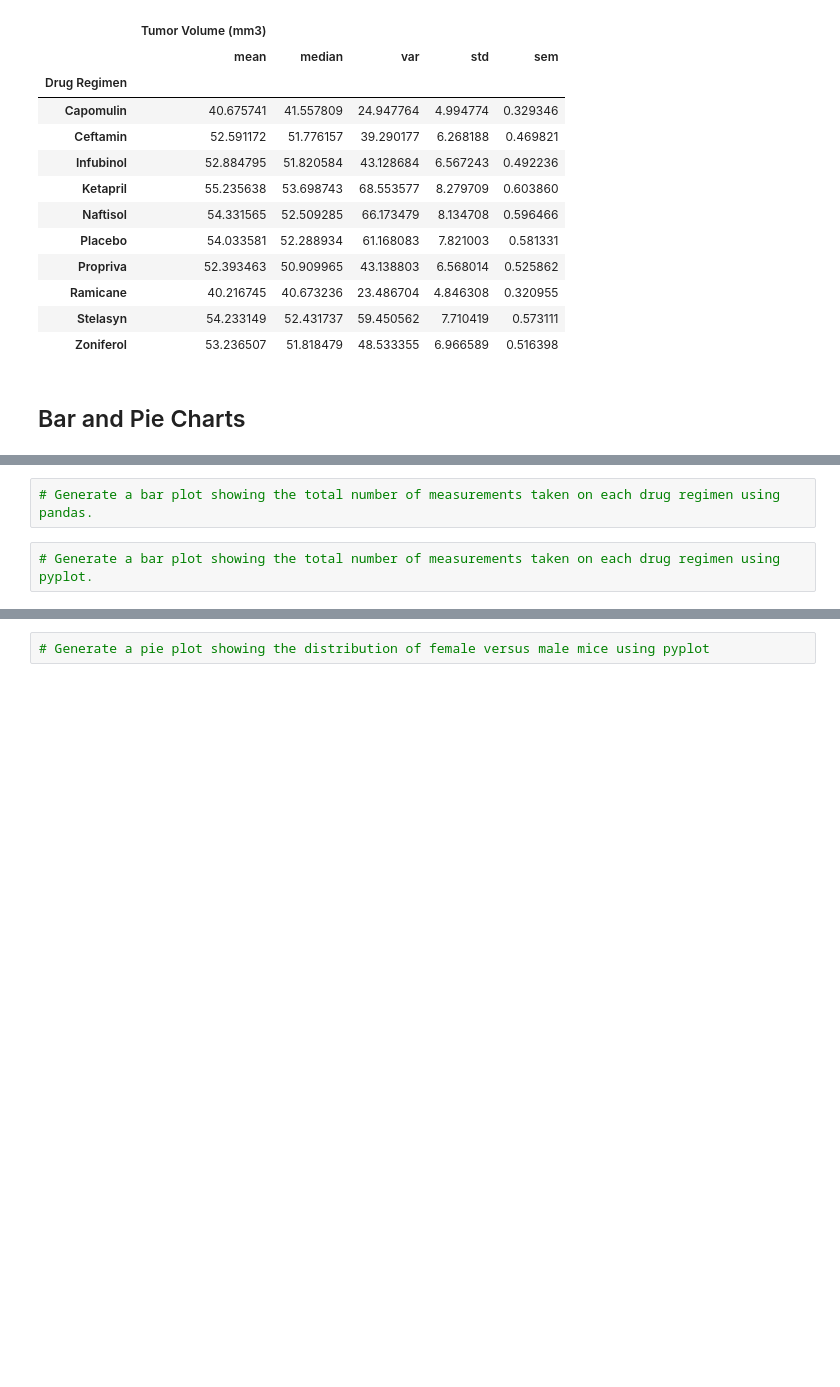
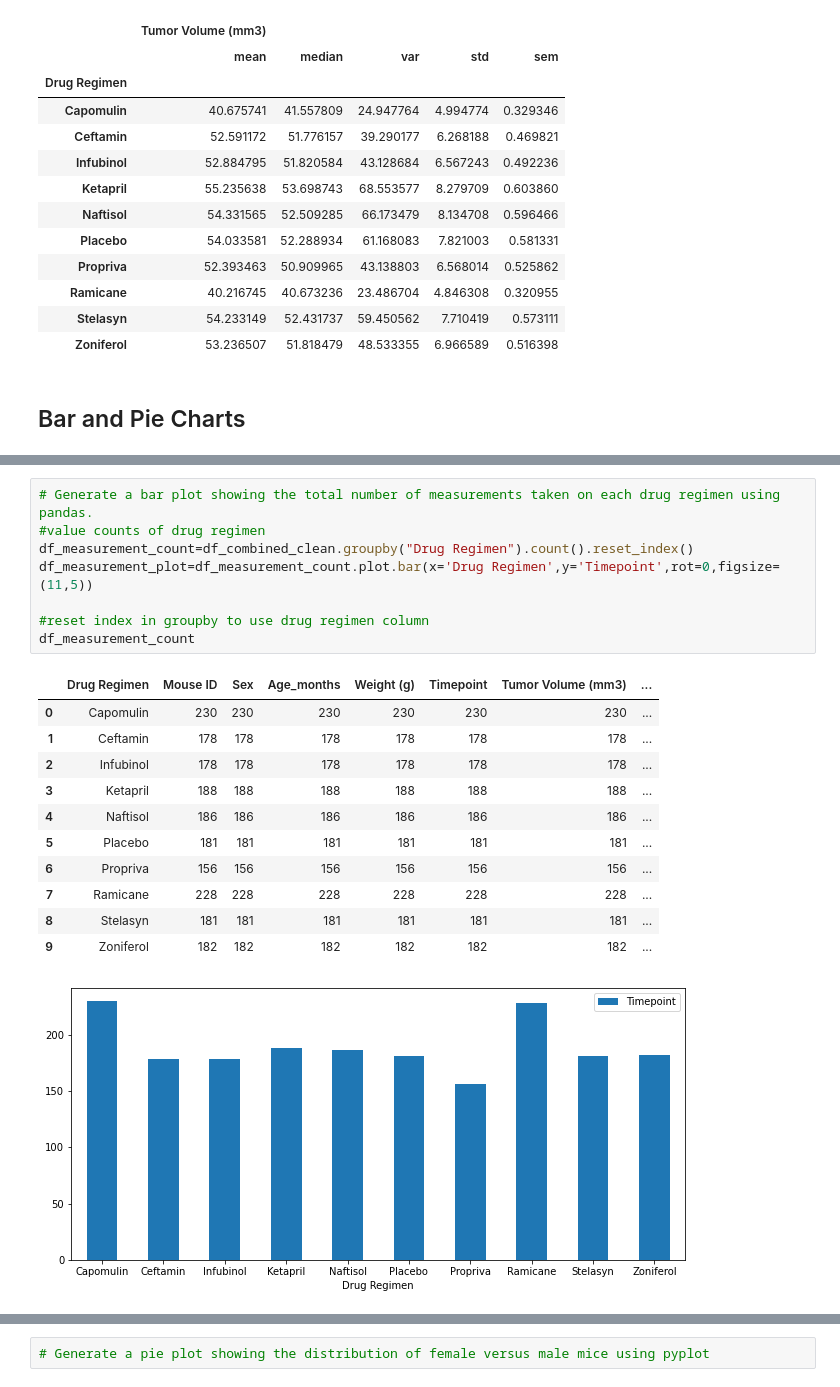
Before and after one commit to AnneNiemiec/Matplotlib, a Jupyter notebook: pymaceuticals.ipynb, the cells around one changed output, grey strips where cells are left out. Cells and saved outputs as stored; diff of their text form; blank space fills up the shorter version.

Commit message:
Bar Charts for HW

```diff
--- a/pymaceuticals.ipynb
+++ b/pymaceuticals.ipynb
@@ -119,4 +149,21 @@ df_stats_table_favorite_one_line
 # %%
 # Generate a bar plot showing the total number of measurements taken on each drug regimen using pandas.
+#value counts of drug regimen
+df_measurement_count=df_combined_clean.groupby("Drug Regimen").count().reset_index()
+df_measurement_plot=df_measurement_count.plot.bar(x='Drug Regimen',y='Timepoint',rot=0,figsize=(11,5))
+
+#reset index in groupby to use drug regimen column
+df_measurement_count
+# %% [output]
+|  | Drug Regimen | Mouse ID | Sex | Age_months | Weight (g) | Timepoint | Tumor Volume (mm3) | ... |
+| 0 | Capomulin | 230 | 230 | 230 | 230 | 230 | 230 | ... |
+| 1 | Ceftamin | 178 | 178 | 178 | 178 | 178 | 178 | ... |
+| 2 | Infubinol | 178 | 178 | 178 | 178 | 178 | 178 | ... |
+| 3 | Ketapril | 188 | 188 | 188 | 188 | 188 | 188 | ... |
+| 4 | Naftisol | 186 | 186 | 186 | 186 | 186 | 186 | ... |
+| 5 | Placebo | 181 | 181 | 181 | 181 | 181 | 181 | ... |
+| 6 | Propriva | 156 | 156 | 156 | 156 | 156 | 156 | ... |
+| 7 | Ramicane | 228 | 228 | 228 | 228 | 228 | 228 | ... |
+| 8 | Stelasyn | 181 | 181 | 181 | 181 | 181 | 181 | ... |
+| 9 | Zoniferol | 182 | 182 | 182 | 182 | 182 | 182 | ... |
+[figure, added]
-# %%
-# Generate a bar plot showing the total number of measurements taken on each drug regimen using pyplot.
```
Also changed, not shown: parts of 7 cells of this notebook.
